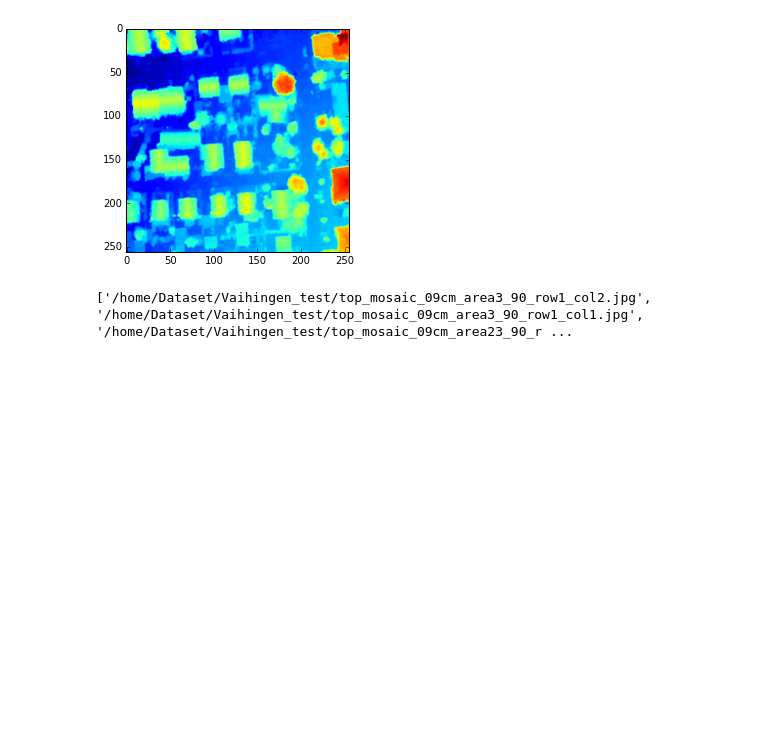
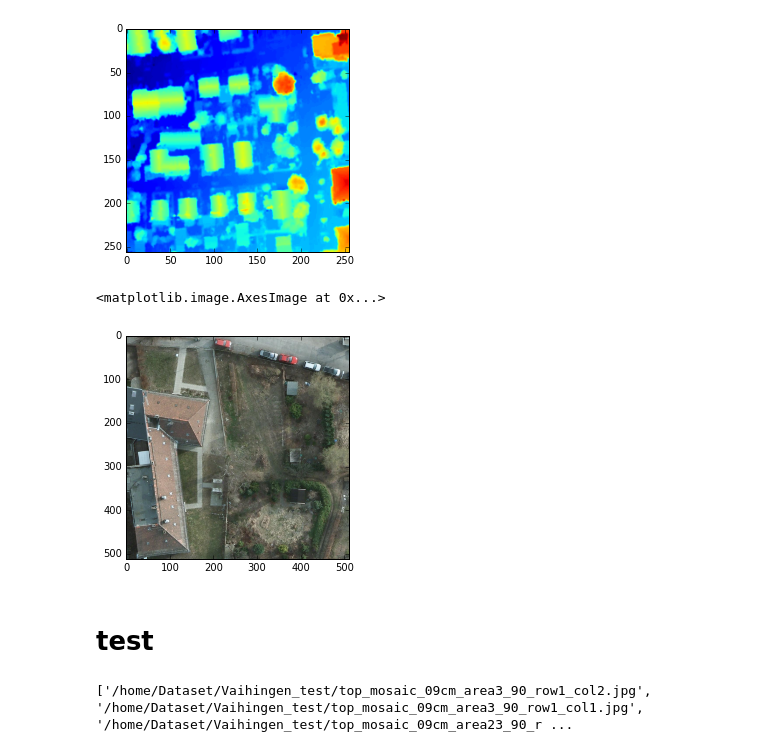
Before and after one commit to hswsp/Building-height-estimation-from-a-CNN, a Jupyter notebook: FCRN/evaluation.ipynb, the cells around one changed output. Cells and saved outputs as stored; diff of their text form; code cells hidden in the pictures; blank space fills up the shorter version.

```diff
--- a/FCRN/evaluation.ipynb
+++ b/FCRN/evaluation.ipynb
@@ -80,6 +80,13 @@ plt.imshow(targets[0][:,:,1])
 # %% [output]
 <matplotlib.image.AxesImage at 0x...>
 [figure]
+# %%
+plt.imshow(img_array[0])
+# %% [output]
+<matplotlib.image.AxesImage at 0x...>
+[figure, added]
+# %% [markdown]
+# test
 # %%
 path = glob.glob(os.path.join(inputpath, "*.jpg")) #返回所有匹配的文件路径列表
 print path
```
Also changed, not shown: parts of 2 cells of this notebook, 1 other file.
